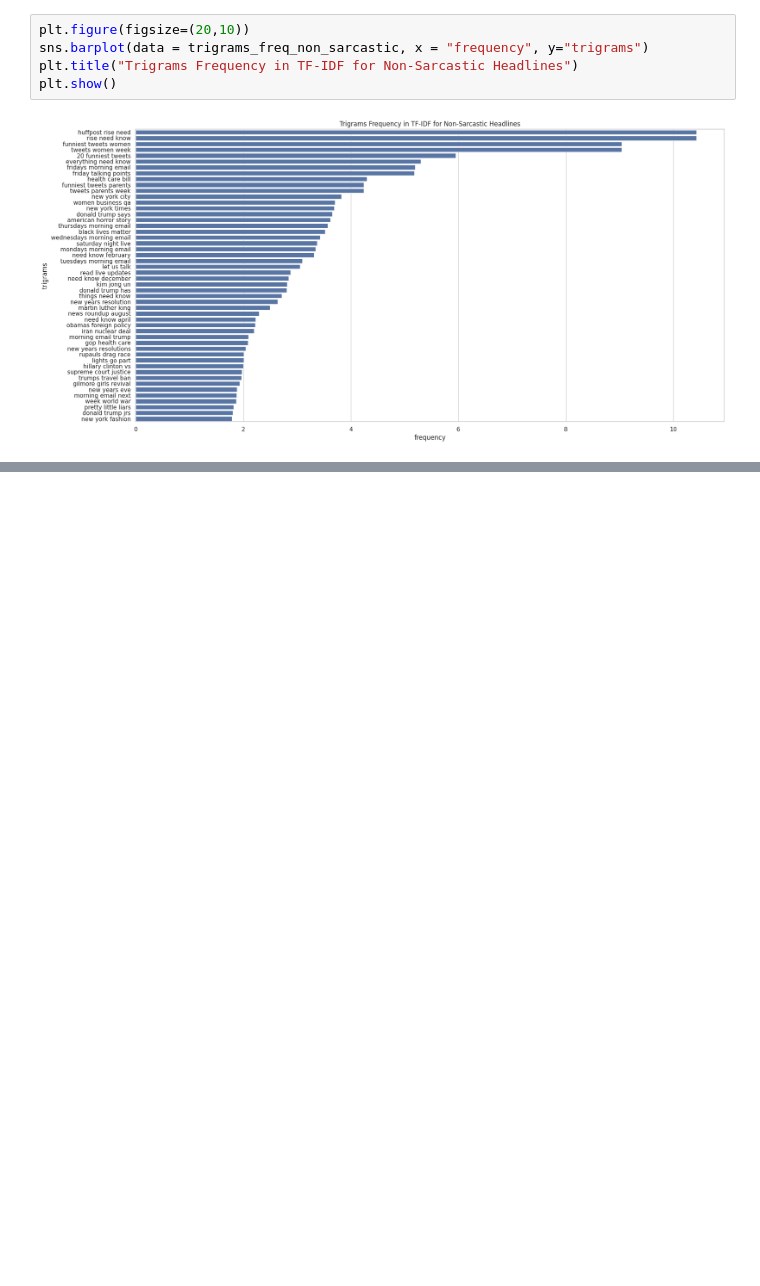
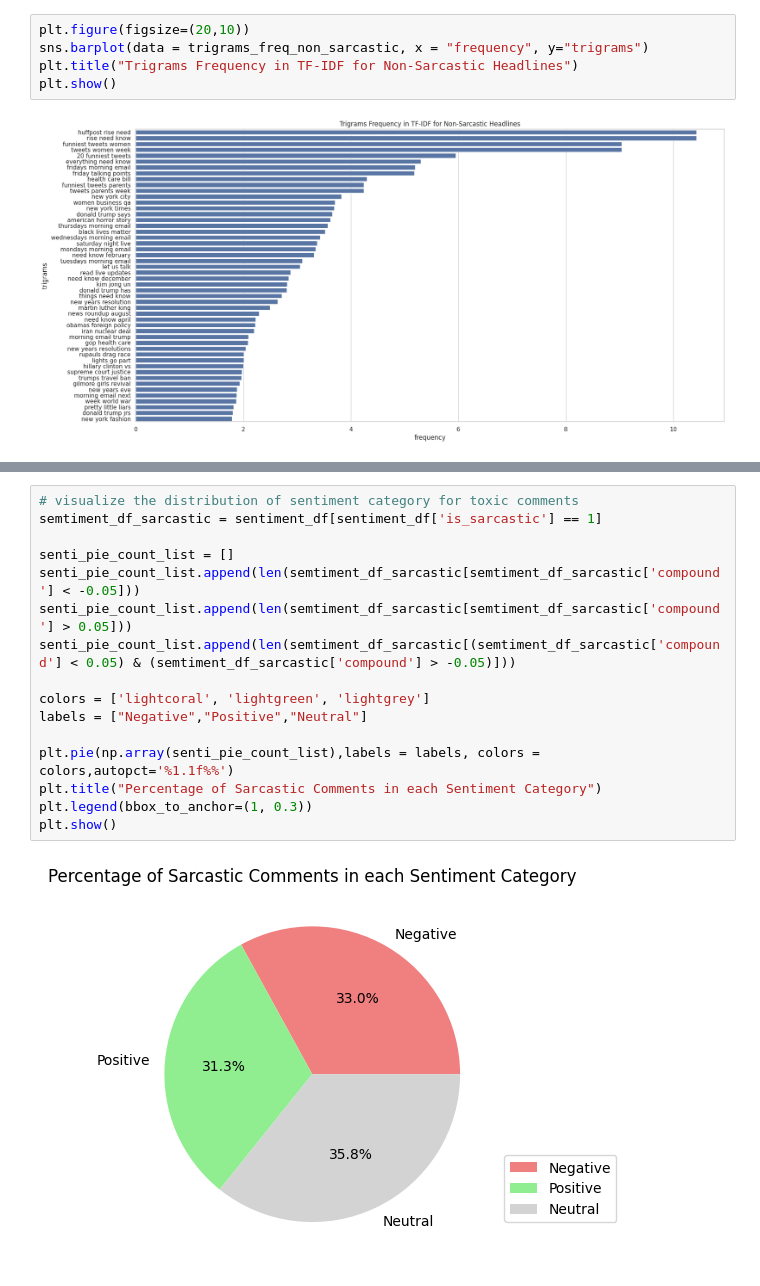
Before and after one commit to vigonometry/CS4248_Group8_SarcasmDetection, a Jupyter notebook: 03_EDA.ipynb, the cells around one changed output, grey strips where cells are left out. Drawn from its saved outputs; the diff is of its cells as text; blank space fills up the shorter version.

```diff
--- a/03_EDA.ipynb
+++ b/03_EDA.ipynb
@@ -643,0 +743,18 @@ plt.show()
+# %%
+# visualize the distribution of sentiment category for toxic comments
+semtiment_df_sarcastic = sentiment_df[sentiment_df['is_sarcastic'] == 1]
+
+senti_pie_count_list = []
+senti_pie_count_list.append(len(semtiment_df_sarcastic[semtiment_df_sarcastic['compound'] < -0.05]))
+senti_pie_count_list.append(len(semtiment_df_sarcastic[semtiment_df_sarcastic['compound'] > 0.05]))
+senti_pie_count_list.append(len(semtiment_df_sarcastic[(semtiment_df_sarcastic['compound'] < 0.05) & (semtiment_df_sarcastic['compound'] > -0.05)]))
+
+colors = ['lightcoral', 'lightgreen', 'lightgrey']
+labels = ["Negative","Positive","Neutral"]
+
+plt.pie(np.array(senti_pie_count_list),labels = labels, colors = colors,autopct='%1.1f%%')
+plt.title("Percentage of Sarcastic Comments in each Sentiment Category")
+plt.legend(bbox_to_anchor=(1, 0.3))
+plt.show()
+# %% [output]
+[figure, added]
```
Also changed, not shown: parts of 20 cells of this notebook.
